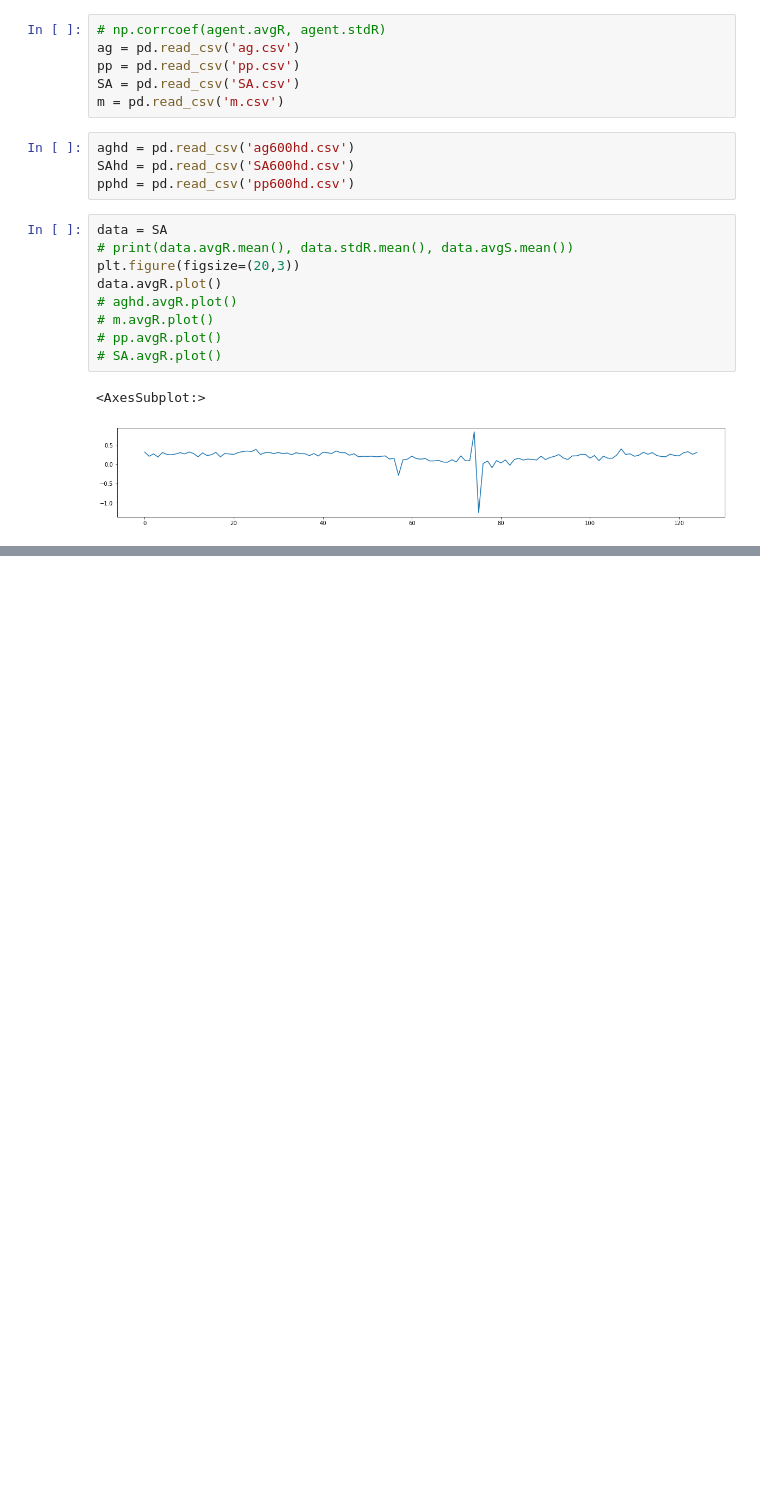
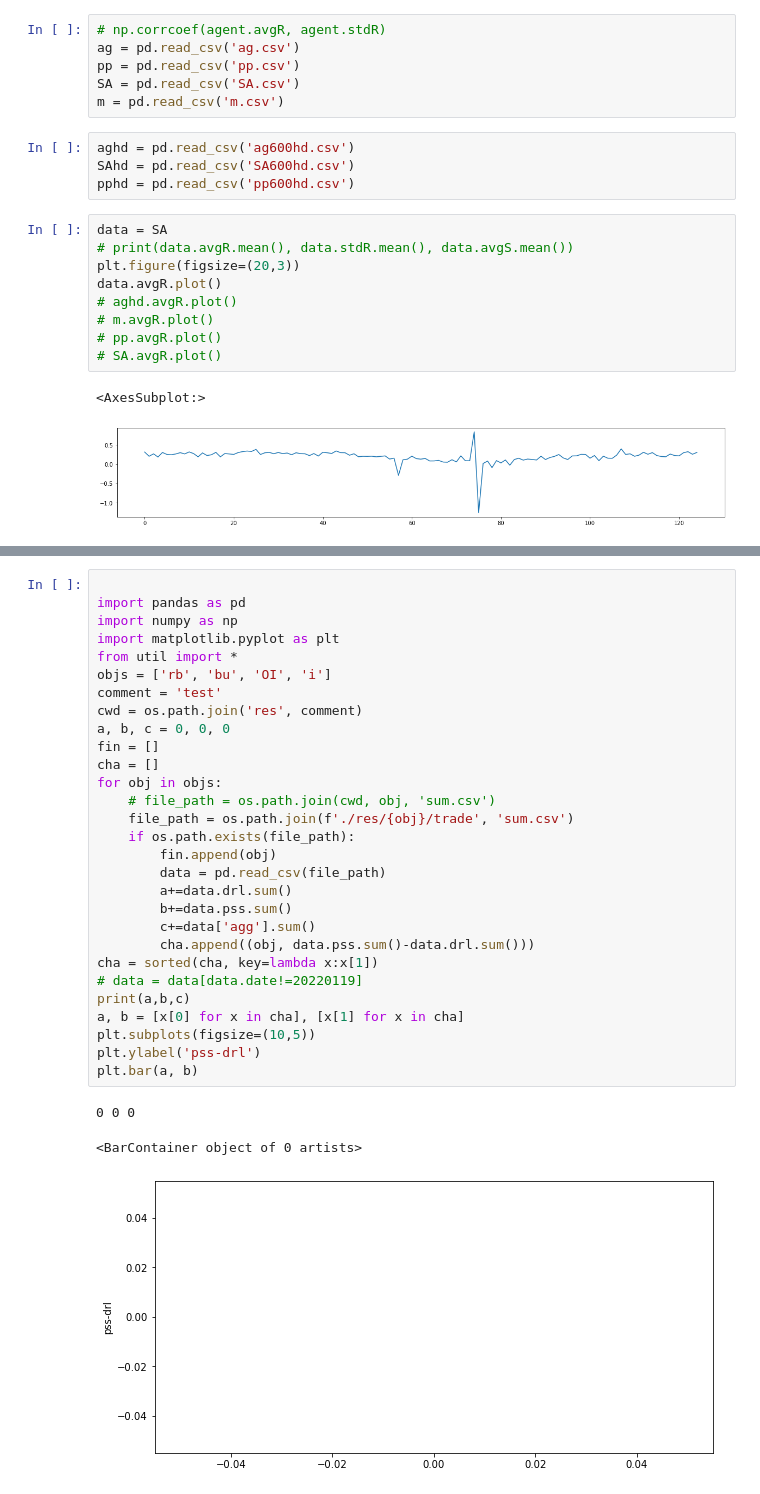
Before and after one commit to irides777/trader, a Jupyter notebook: pic.ipynb, the cells around one changed output, grey strips where cells are left out. Cells and saved outputs as stored; diff of their text form; blank space fills up the shorter version.

```diff
--- a/pic.ipynb
+++ b/pic.ipynb
@@ -217,0 +214,33 @@ set(objs)-set(fin)
+# %%
+
+import pandas as pd
+import numpy as np
+import matplotlib.pyplot as plt
+from util import *
+objs = ['rb', 'bu', 'OI', 'i']
+comment = 'test'
+cwd = os.path.join('res', comment)
+a, b, c = 0, 0, 0
+fin = []
+cha = []
+for obj in objs:
+    # file_path = os.path.join(cwd, obj, 'sum.csv')
+    file_path = os.path.join(f'./res/{obj}/trade', 'sum.csv')
+    if os.path.exists(file_path):
+        fin.append(obj)
+        data = pd.read_csv(file_path)
+        a+=data.drl.sum()
+        b+=data.pss.sum()
+        c+=data['agg'].sum()
+        cha.append((obj, data.pss.sum()-data.drl.sum()))
+cha = sorted(cha, key=lambda x:x[1])
+# data = data[data.date!=20220119]
+print(a,b,c)
+a, b = [x[0] for x in cha], [x[1] for x in cha]
+plt.subplots(figsize=(10,5))
+plt.ylabel('pss-drl')
+plt.bar(a, b)
+# %% [output]
+0 0 0
+<BarContainer object of 0 artists>
+[figure, added]
```
Also changed, not shown: parts of 6 cells of this notebook, 3 other files.
